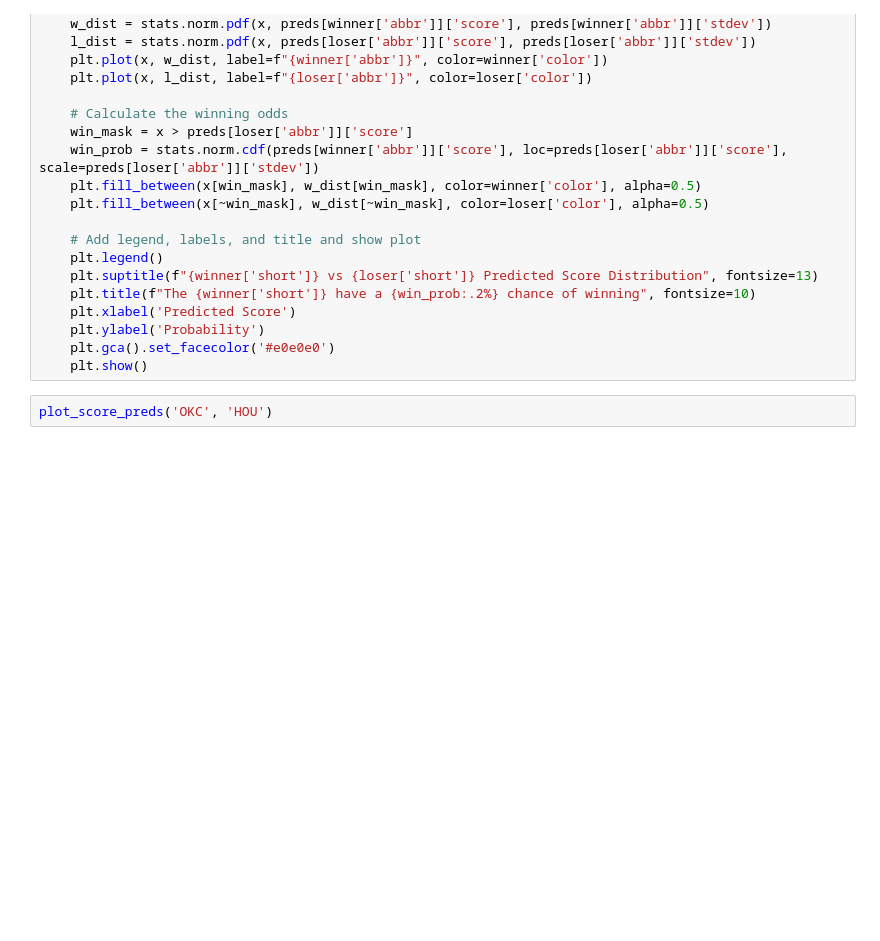
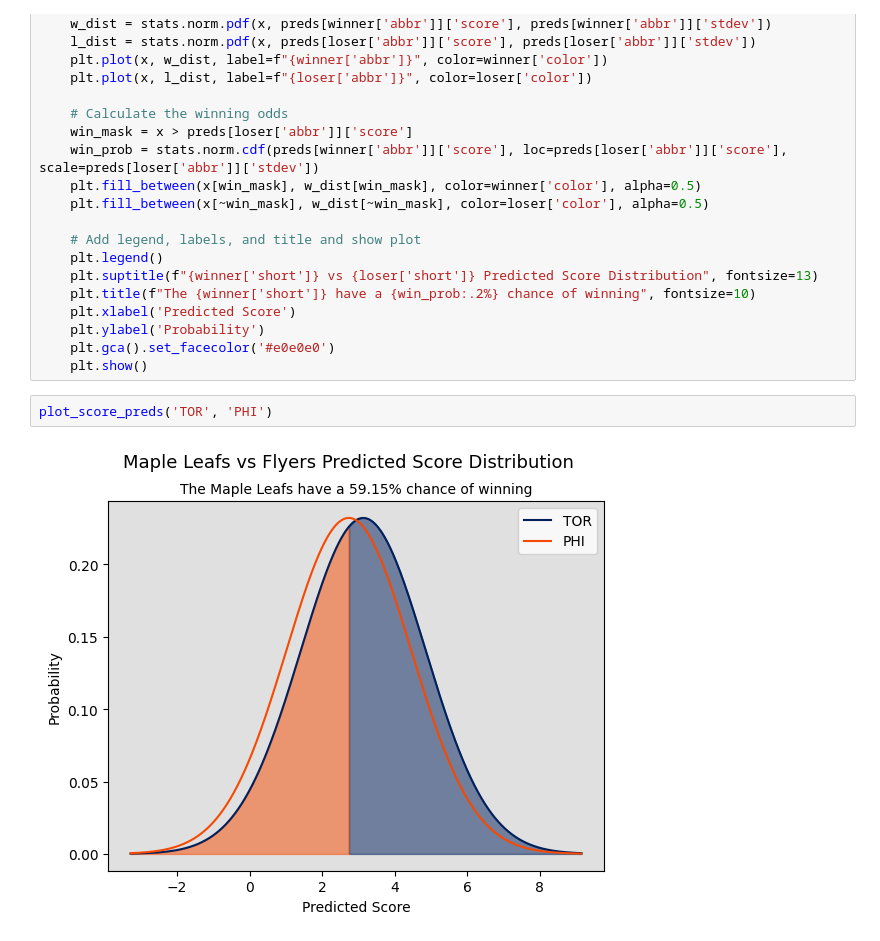
Before and after one commit to cs-utulsa/Courtside-App, a Jupyter notebook: backend/nhl_score_model.ipynb, the cells around one changed output. Drawn from its saved outputs; the diff is of its cells as text; blank space fills up the shorter version.

Commit message:
Added a cool plot :)

```diff
--- a/backend/nhl_score_model.ipynb
+++ b/backend/nhl_score_model.ipynb
@@ -216,5 +216,7 @@ def plot_score_preds(team1, team2):
     plt.ylabel('Probability')
     plt.gca().set_facecolor('#e0e0e0')
     plt.show()
-# %%
-plot_score_preds('OKC', 'HOU')
+# %%
+plot_score_preds('TOR', 'PHI')
+# %% [output]
+[figure, added]
```
